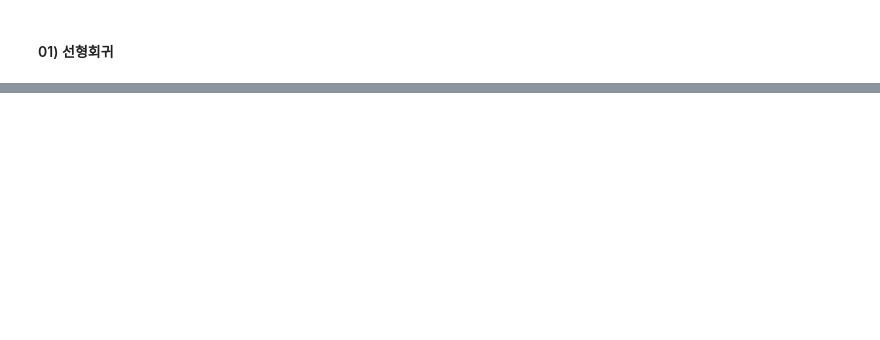
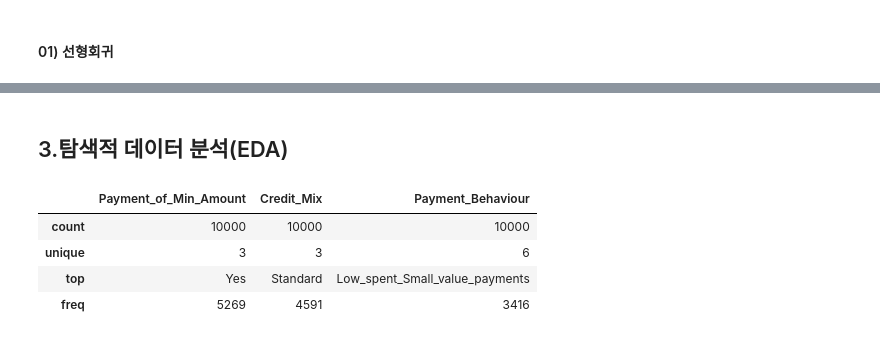
Before and after one commit to va4756/algio_sklearn, a Jupyter notebook: bigdata_sinagong_part2.ipynb, the cells around one changed output, grey strips where cells are left out. Saved outputs shown, nothing was run; the diff lists cells and outputs as text; code cells hidden in the pictures; blank space fills up the shorter version.

```diff
--- a/bigdata_sinagong_part2.ipynb
+++ b/bigdata_sinagong_part2.ipynb
@@ -919,0 +1070,10 @@ MES:  1386204.0482937463
+# %% [markdown]
+## 3.탐색적 데이터 분석(EDA)
+# %%
+train.describe(include='object')
+# %% [output]
+|  | Payment_of_Min_Amount | Credit_Mix | Payment_Behaviour |
+| count | 10000 | 10000 | 10000 |
+| unique | 3 | 3 | 6 |
+| top | Yes | Standard | Low_spent_Small_value_payments |
+| freq | 5269 | 4591 | 3416 |
```
Also changed, not shown: parts of 39 cells of this notebook.
